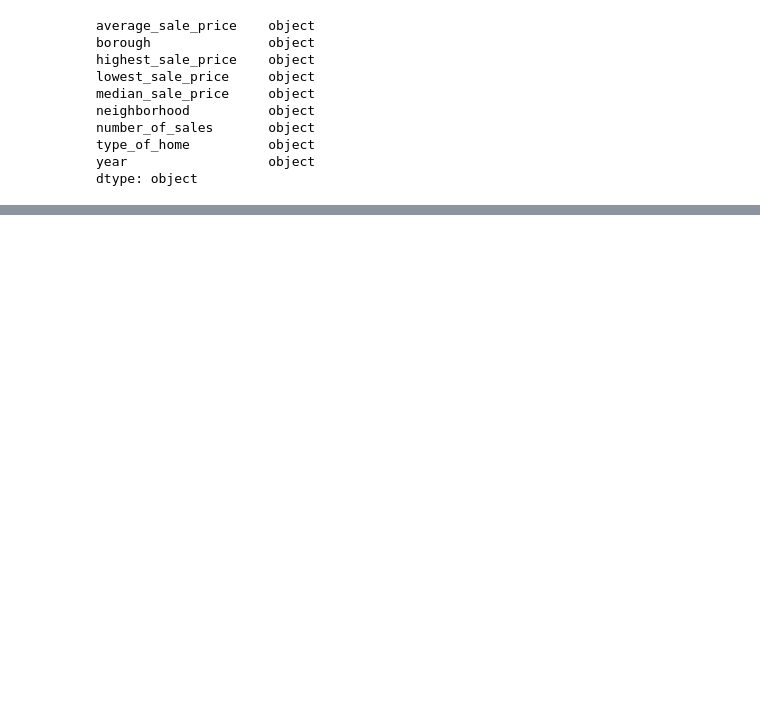
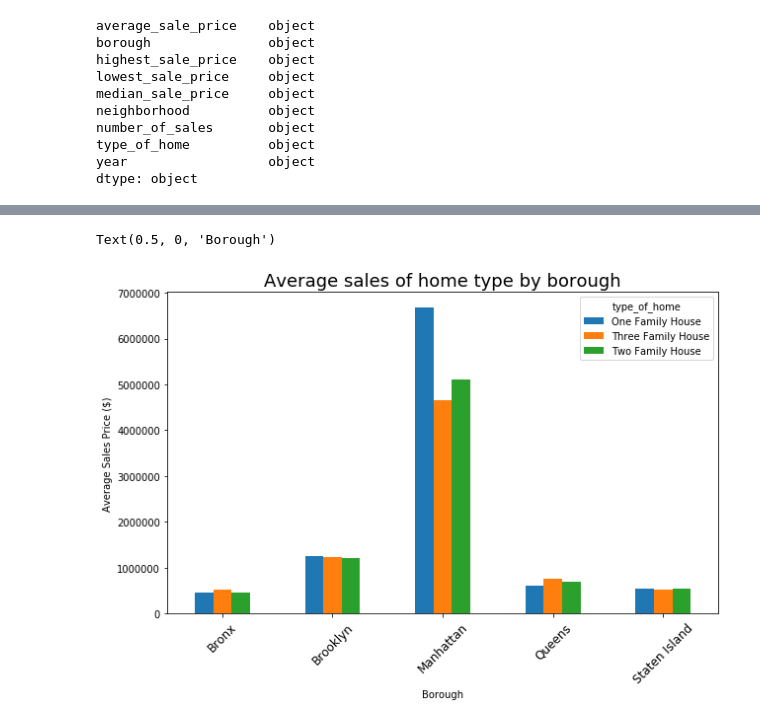
Before and after one commit to aclao89/NYC_Race-SAT, a Jupyter notebook: Schools.ipynb, the cells around one changed output, grey strips where cells are left out. Drawn from its saved outputs; the diff is of its cells as text; code cells hidden in the pictures; blank space fills up the shorter version.

```diff
--- a/Schools.ipynb
+++ b/Schools.ipynb
@@ -608,7 +621,7 @@ dtype: object
 # %%
 #Need to change data types to numeric for analysis
 
-num_cols = df.loc[:,"number_of_sales": "year"].columns.to_list()
+num_cols = df.loc[:,["number_of_sales", "year"]].columns.to_list()
 
 for col in num_cols:
     df[col] = pd.to_numeric(df[col], errors = 'coerce')
@@ -628,0 +656,11 @@ dtype: object
+# %%
+def home_type(h):
+    if "01" in h:
+        return "One Family House"
+    elif "02" in h:
+        return "Two Family House"
+    elif "03" in h:
+        return "Three Family House"
+    else:
+        "Error occurred"
+df['type_of_home'] = df['type_of_home'].apply(home_type)
@@ -628,0 +682,15 @@ dtype: object
+# %%
+#Changed object to int for analysis
+df['average_sale_price'] = df['average_sale_price'].astype(int)
+
+avg_price_borough = df.pivot_table(columns='type_of_home', index='borough', values="average_sale_price", aggfunc= np.mean)
+ax = avg_price_borough.plot(kind='bar', title="Average sales of home type by borough", figsize=(10,6))
+
+ax.set_title('Average sales of home type by borough',fontsize= 18) # title of plot
+
+ax.set_xticklabels(labels = ["Bronx", "Brooklyn", "Manhattan", "Queens", "Staten Island"],rotation=45, fontsize=12) # Adjusted tick labels
+ax.set_ylabel("Average Sales Price ($)", fontsize=10)
+ax.set_xlabel("Borough", fontsize=10)
+# %% [output]
+Text(0.5, 0, 'Borough')
+[figure, added]
```
Also changed, not shown: parts of 13 cells of this notebook.
